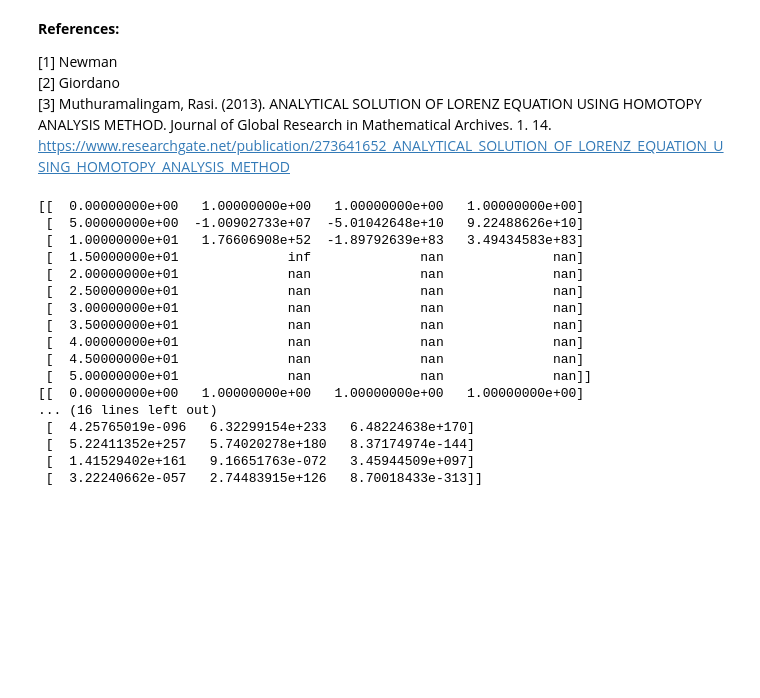
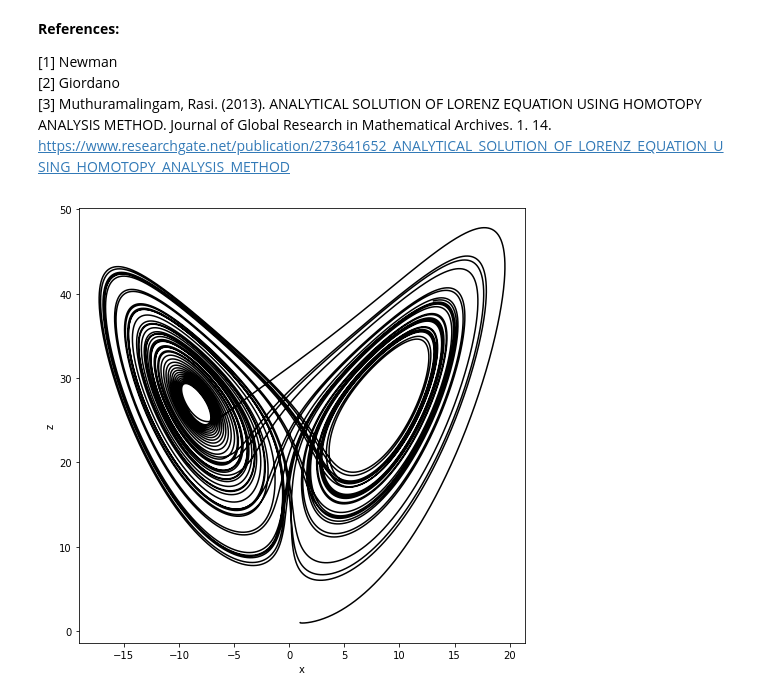
Before and after one commit to DannieWright/Final_Project, a Jupyter notebook: Final Project.ipynb, the cells around one changed output. Cells and saved outputs as stored; diff of their text form; code cells hidden in the pictures; blank space fills up the shorter version.

```diff
--- a/Final Project.ipynb
+++ b/Final Project.ipynb
@@ -121,43 +72,32 @@ def solve_coupled(f,n,r0,interval,steps,*args,order=1):
 # %%
 if __name__ == "__main__":
-    sigma = 10
-    rho = 28
-    beta = 8 / 3
+    sigma = 10.0
+    rho = 28.0
+    beta = 8.0 / 3.0
     state = (sigma, rho, beta)
 
     r0 = (1, 1, 1)
 
     interval = (0, 50)
-    steps = 10
+    steps = 100000
     order = 4
     numIndepVars = 3
     t = np.arange (interval[0], interval[1], interval[1] / steps)
 
     solution = rk.vectorRungeKutta (lorenz, numIndepVars, r0, interval, steps, state, order = 4)
-    solution2 = solve_coupled (lorenz2, numIndepVars, r0, interval, steps, state, order = 4)
-    solution3 = odeint (lorenz3, r0, t)
 
-    print (solution)
-    print (solution2)
-    print (solution3)
+    #set up plot
+    plt.figure(figsize=(8, 8))
+    ax = plt.subplot(111)
+    ax.set_xlabel("x")
+    ax.set_ylabel("z")
+
+    plt.plot(solution[:,1], solution[:,3], "-k")
+
+    plt.legend()
+    plt.show ()
 # %% [output]
-[[  0.00000000e+00   1.00000000e+00   1.00000000e+00   1.00000000e+00]
- [  5.00000000e+00  -1.00902733e+07  -5.01042648e+10   9.22488626e+10]
- [  1.00000000e+01   1.76606908e+52  -1.89792639e+83   3.49434583e+83]
- [  1.50000000e+01              inf              nan              nan]
- [  2.00000000e+01              nan              nan              nan]
- [  2.50000000e+01              nan              nan              nan]
- [  3.00000000e+01              nan              nan              nan]
- [  3.50000000e+01              nan              nan              nan]
- [  4.00000000e+01              nan              nan              nan]
- [  4.50000000e+01              nan              nan              nan]
- [  5.00000000e+01              nan              nan              nan]]
-[[  0.00000000e+00   1.00000000e+00   1.00000000e+00   1.00000000e+00]
-... (16 lines left out)
- [  4.25765019e-096   6.32299154e+233   6.48224638e+170]
- [  5.22411352e+257   5.74020278e+180   8.37174974e-144]
- [  1.41529402e+161   9.16651763e-072   3.45944509e+097]
- [  3.22240662e-057   2.74483915e+126   8.70018433e-313]]
+[figure, added]
 # %%
 def nonlinearOscillator (r, t, g, l, F_f, F_d, omega_d):
     omega, theta = r
```
Also changed, not shown: parts of 4 cells of this notebook, 1 other file.
